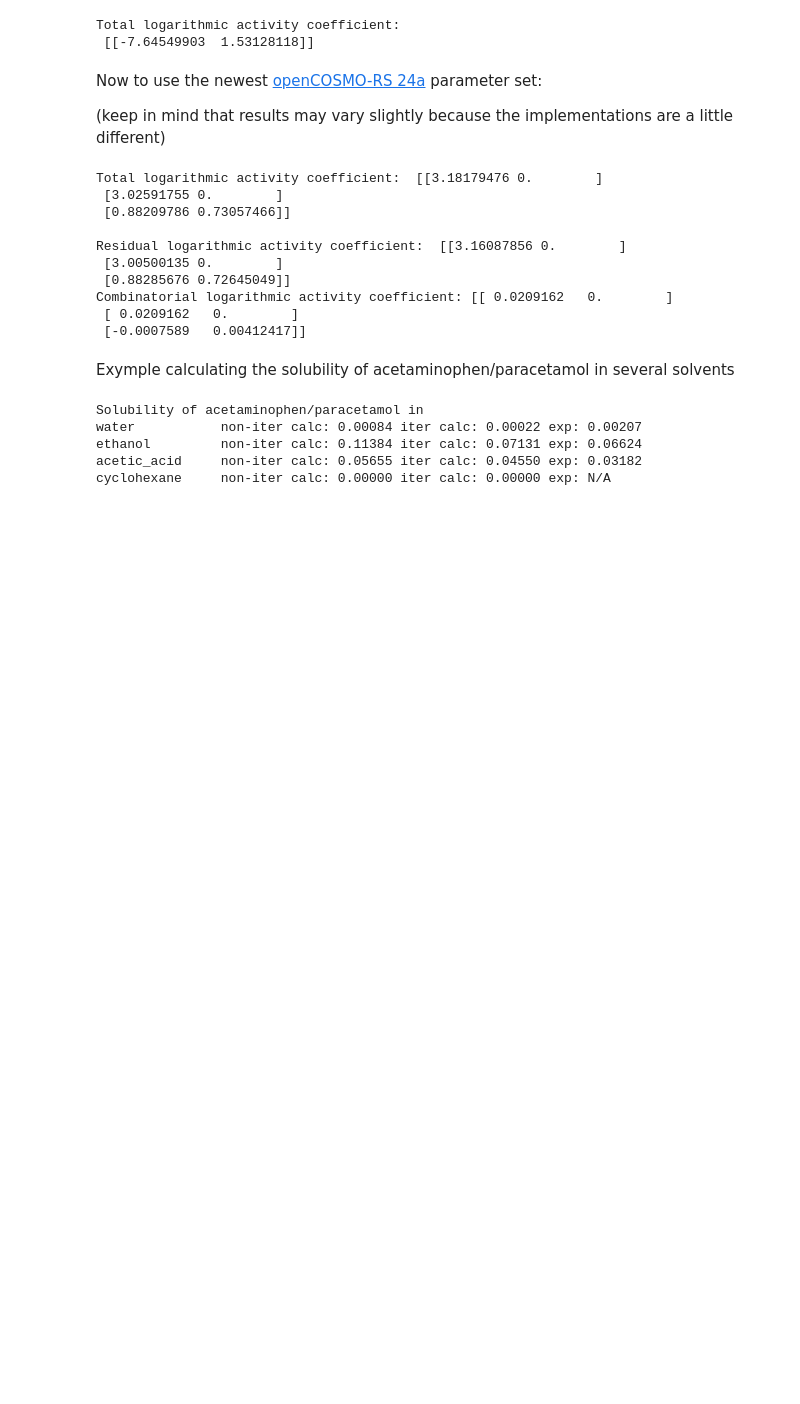
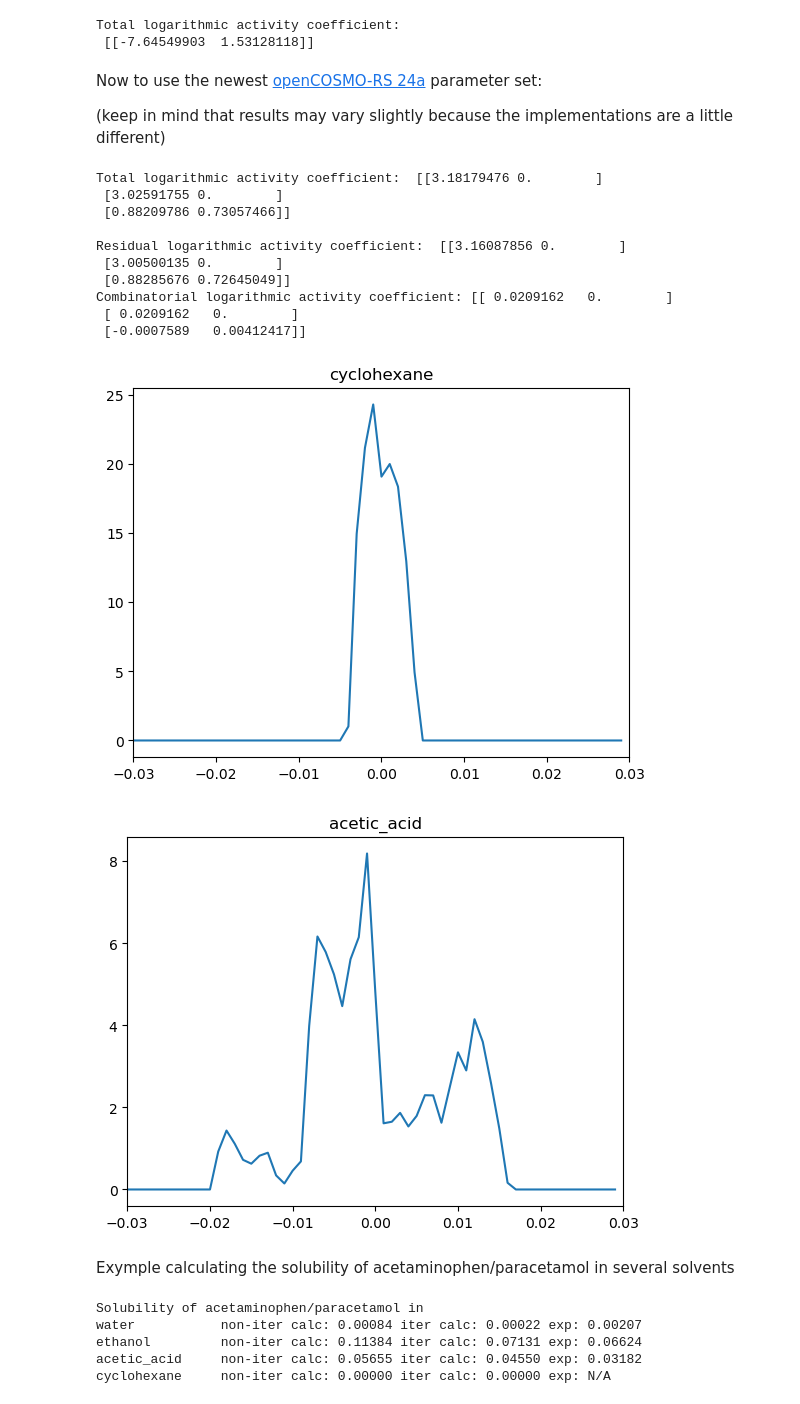
Before and after one commit to TUHH-TVT/openCOSMO-RS_py, a Jupyter notebook: examples/cosmors_calculation.ipynb, the cells around one changed output. Saved outputs shown, nothing was run; the diff lists cells and outputs as text; code cells hidden in the pictures; blank space fills up the shorter version.

Commit message:
add example sigma profile + excel export

```diff
--- a/examples/cosmors_calculation.ipynb
+++ b/examples/cosmors_calculation.ipynb
@@ -144,9 +144,13 @@ Now to use the newest [openCOSMO-RS 24a](https://doi.org/10.1016/j.fluid.2024.11
 
 (keep in mind that results may vary slightly because the implementations are a little different)
 # %%
+%matplotlib inline
 import numpy as np
+import pandas as pd
+from matplotlib import pyplot as plt
 from opencosmorspy.parameterization import openCOSMORS24a
 from opencosmorspy.cosmors import COSMORS
+from opencosmorspy.input_parsers import SigmaProfileParser
 crs = COSMORS(par=openCOSMORS24a())
 
 crs.add_molecule(['./../tests/COSMO_ORCA/cyclohexane.orcacosmo'])
@@ -157,33 +161,77 @@ x = np.array([0.0, 1.0])
 T = 298
 crs.add_job(x, T, refst='pure_component')
 
 # infinite dilution activity coefficient of cyclohexane in acetic acid at 45 C
 x = np.array([0.0, 1.0])
 T = 318
 crs.add_job(x, T, refst='pure_component')
 
 # 50:50 mole fraction based mixture of cyclohexane and acetic acid
 x = np.array([0.5, .5])
 T = 298.15
 crs.add_job(x, T, refst='pure_component')
 
 results = crs.calculate()
 
 print('Total logarithmic activity coefficient: ', results['tot']['lng'], '\n')
 
 print('Residual logarithmic activity coefficient: ', results['enth']['lng'])
 print('Combinatorial logarithmic activity coefficient:', results['comb']['lng'])
+
+sigma_profile_data = {}
+
+for molecule in crs.enth.mol_lst:
+    molecule_filepath = molecule.cosmo_struct_lst[0].filepath
+    molecule_name = molecule.cosmo_struct_lst[0].filename.replace('.orcacosmo', '')
+    spp = SigmaProfileParser(molecule_filepath)
+    sigmas, areas = spp.cluster_and_create_sigma_profile()
+    sigma_profile_data[molecule_name] = {'Sigma': sigmas, 'Area': areas}
+
+    plt.title(molecule_name)
+    plt.plot(sigmas, areas)
+    plt.xlim([-0.03, 0.03])
+    plt.show()
+
+# output to excel
+results_data = {}
+results_data[f'Temperature (K)'] = []
+
+n_molecules = len(crs.enth.mol_lst)
+for i_molecule in range(n_molecules):
+    results_data[f'Concentration_{i_molecule+1}'] = []
+    results_data[f'ln_Gamma_total_{i_molecule+1}'] = []
+
+for i_job in range(len(results['x'])):
+    results_data['Temperature (K)'].append(results['T'][i_job])
+    for i_molecule in range(n_molecules):
+        results_data[f'Concentration_{i_molecule+1}'].append(results['x'][i_job][i_molecule])
+    for i_molecule in range(n_molecules):
+        results_data[f'ln_Gamma_total_{i_molecule+1}'].append(results['tot']['lng'][i_job][i_molecule])
+
+with pd.ExcelWriter('cosmors_results.xlsx', engine='openpyxl') as writer:
+    # First sheet: Sigma profiles
+    sigma_profiles_df = pd.DataFrame()
+    for name, data in sigma_profile_data.items():
+        df = pd.DataFrame({f'{name}_Sigma': data['Sigma'], f'{name}_Area': data['Area']})
+        sigma_profiles_df = pd.concat([sigma_profiles_df, df], axis=1)
+    sigma_profiles_df.to_excel(writer, sheet_name='Sigma Profiles', index=False)
+
+    # Second sheet: Calculation results
+    results_df = pd.DataFrame(results_data)
+    results_df.to_excel(writer, sheet_name='Results', index=False)
 # %% [output]
 Total logarithmic activity coefficient:  [[3.18179476 0.        ]
  [3.02591755 0.        ]
  [0.88209786 0.73057466]]
 
 Residual logarithmic activity coefficient:  [[3.16087856 0.        ]
  [3.00500135 0.        ]
  [0.88285676 0.72645049]]
 Combinatorial logarithmic activity coefficient: [[ 0.0209162   0.        ]
  [ 0.0209162   0.        ]
  [-0.0007589   0.00412417]]
+[figure, added]
+[figure, added]
 # %% [markdown]
 Exymple calculating the solubility of acetaminophen/paracetamol in several solvents
 # %%
```
